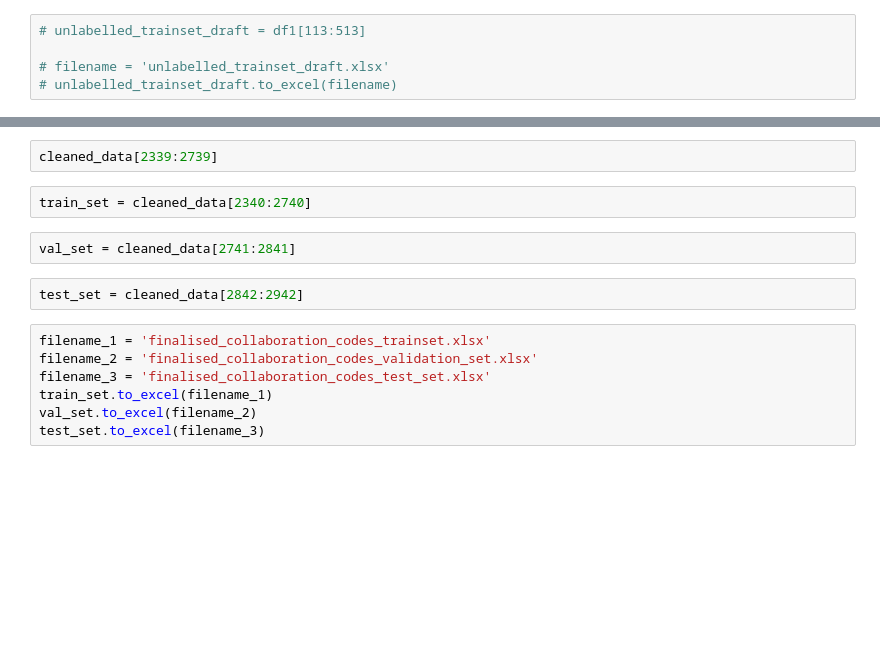
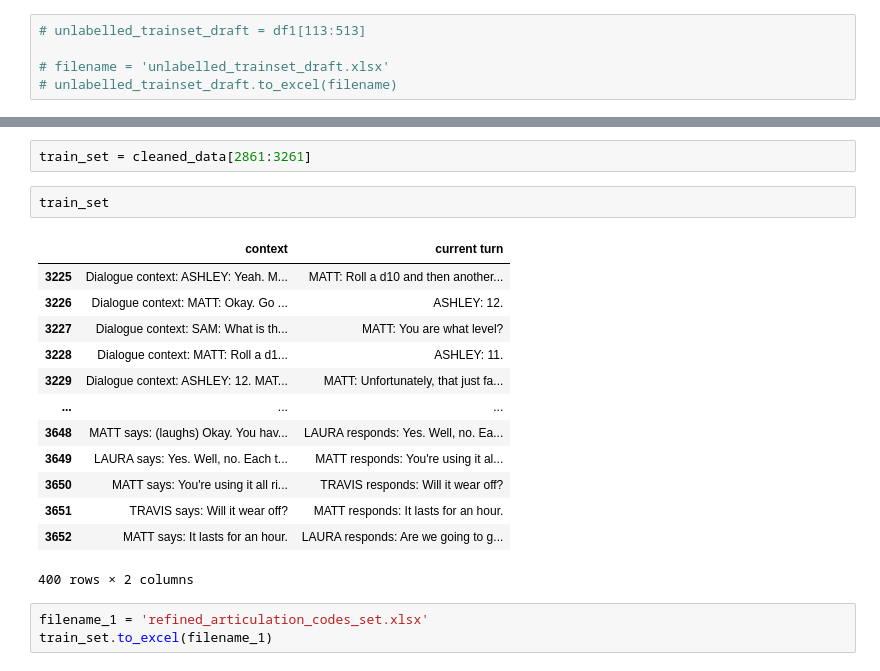
Before and after one commit to vishaljoshi24/DnD-AutoPrompt, a Jupyter notebook: data_preparation.ipynb, the cells around one changed output, grey strips where cells are left out. Drawn from its saved outputs; the diff is of its cells as text; blank space fills up the shorter version.

Commit message:
Refined articulation codes set generated

```diff
--- a/data_preparation.ipynb
+++ b/data_preparation.ipynb
@@ -58,15 +174,21 @@ cleaned_data[284:]
-# %%
-cleaned_data[2339:2739]
 # %%
-train_set = cleaned_data[2340:2740]
+train_set = cleaned_data[2861:3261]
-# %%
-val_set = cleaned_data[2741:2841]
-# %%
-test_set = cleaned_data[2842:2942]
-# %%
-filename_1 = 'finalised_collaboration_codes_trainset.xlsx'
-filename_2 = 'finalised_collaboration_codes_validation_set.xlsx'
-filename_3 = 'finalised_collaboration_codes_test_set.xlsx'
-train_set.to_excel(filename_1)
-val_set.to_excel(filename_2)
-test_set.to_excel(filename_3)
+# %%
+train_set
+# %% [output]
+|  | context | current turn |
+| 3225 | Dialogue context: ASHLEY: Yeah. M... | MATT: Roll a d10 and then another... |
+| 3226 | Dialogue context: MATT: Okay. Go ... | ASHLEY: 12. |
+| 3227 | Dialogue context: SAM: What is th... | MATT: You are what level? |
+| 3228 | Dialogue context: MATT: Roll a d1... | ASHLEY: 11. |
+| 3229 | Dialogue context: ASHLEY: 12. MAT... | MATT: Unfortunately, that just fa... |
+| ... | ... | ... |
+| 3648 | MATT says: (laughs) Okay. You hav... | LAURA responds: Yes. Well, no. Ea... |
+| 3649 | LAURA says: Yes. Well, no. Each t... | MATT responds: You're using it al... |
+| 3650 | MATT says: You're using it all ri... | TRAVIS responds: Will it wear off? |
+| 3651 | TRAVIS says: Will it wear off? | MATT responds: It lasts for an hour. |
+| 3652 | MATT says: It lasts for an hour. | LAURA responds: Are we going to g... |
+400 rows × 2 columns
+# %%
+filename_1 = 'refined_articulation_codes_set.xlsx'
+train_set.to_excel(filename_1)
```
Also changed, not shown: parts of 9 cells of this notebook.
